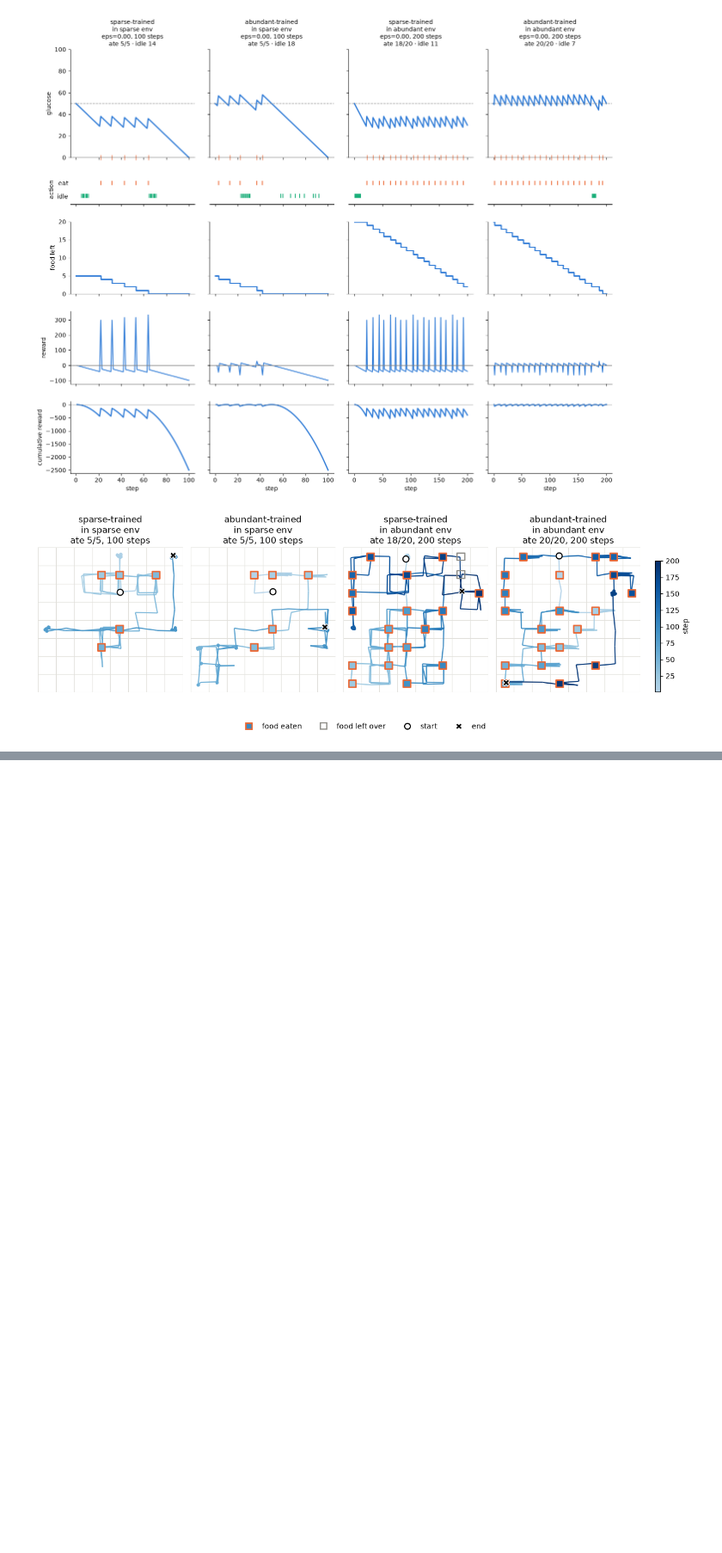
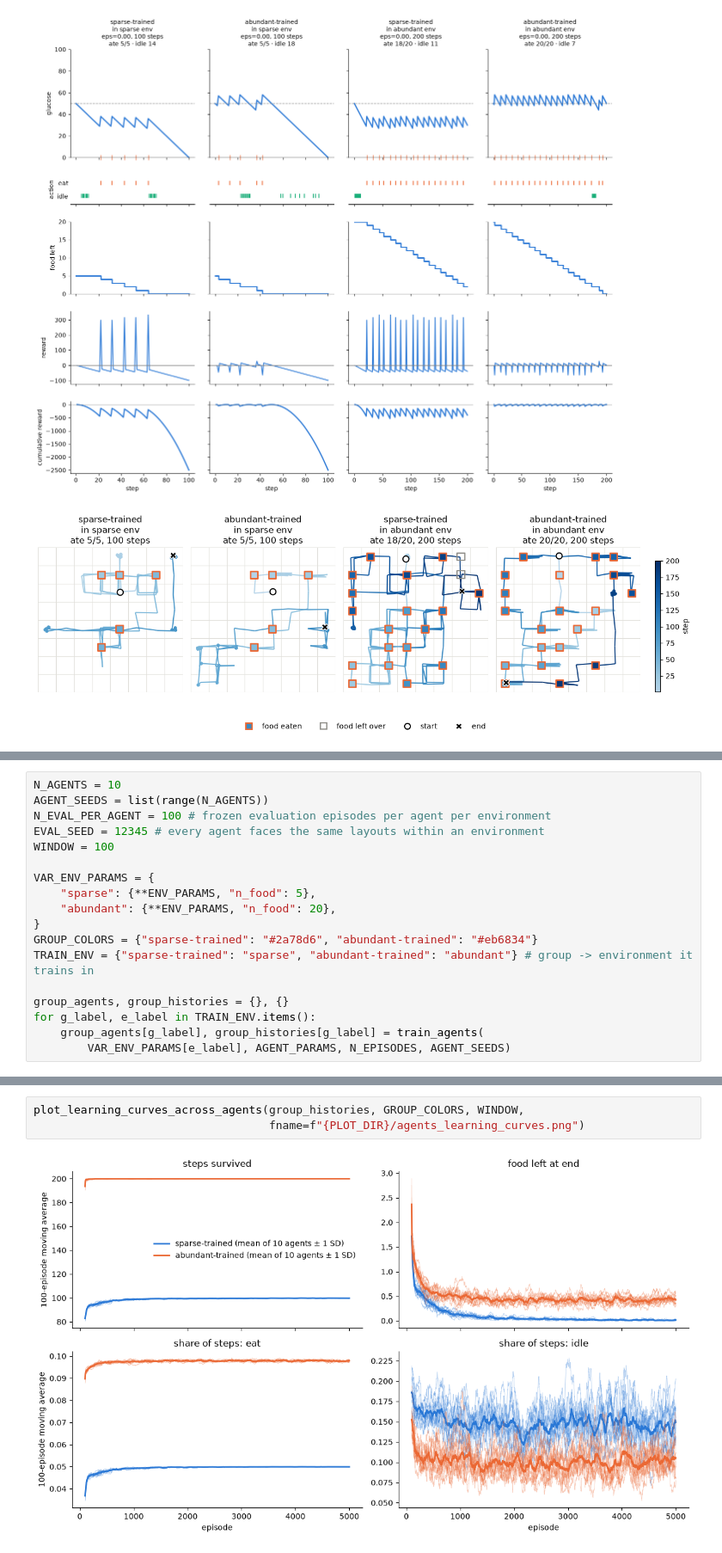
Before and after one commit to JuanMendez163/embodied_organs, a Jupyter notebook: notebooks/qlearning.ipynb, the cells around one changed output, grey strips where cells are left out. Shown at 86% size. Saved outputs shown, nothing was run; the diff lists cells and outputs as text; blank space fills up the shorter version.

Commit message:
Inter-agent variability analysis

```diff
--- a/notebooks/qlearning.ipynb
+++ b/notebooks/qlearning.ipynb
@@ -198,0 +205,18 @@ plot_episode_maps(example_trajs, EVAL_ENV_PARAMS["abundant"], fname=f"{PLOT_DIR}
+# %%
+N_AGENTS = 10
+AGENT_SEEDS = list(range(N_AGENTS))
+N_EVAL_PER_AGENT = 100 # frozen evaluation episodes per agent per environment
+EVAL_SEED = 12345 # every agent faces the same layouts within an environment
+WINDOW = 100
+
+VAR_ENV_PARAMS = {
+    "sparse": {**ENV_PARAMS, "n_food": 5},
+    "abundant": {**ENV_PARAMS, "n_food": 20},
+}
+GROUP_COLORS = {"sparse-trained": "#2a78d6", "abundant-trained": "#eb6834"}
+TRAIN_ENV = {"sparse-trained": "sparse", "abundant-trained": "abundant"} # group -> environment it trains in
+
+group_agents, group_histories = {}, {}
+for g_label, e_label in TRAIN_ENV.items():
+    group_agents[g_label], group_histories[g_label] = train_agents(
+        VAR_ENV_PARAMS[e_label], AGENT_PARAMS, N_EPISODES, AGENT_SEEDS)
@@ -198,0 +226,5 @@ plot_episode_maps(example_trajs, EVAL_ENV_PARAMS["abundant"], fname=f"{PLOT_DIR}
+# %%
+plot_learning_curves_across_agents(group_histories, GROUP_COLORS, WINDOW,
+                                   fname=f"{PLOT_DIR}/agents_learning_curves.png")
+# %% [output]
+[figure, added]
```
Also changed, not shown: parts of 19 cells of this notebook, 1 other file.
